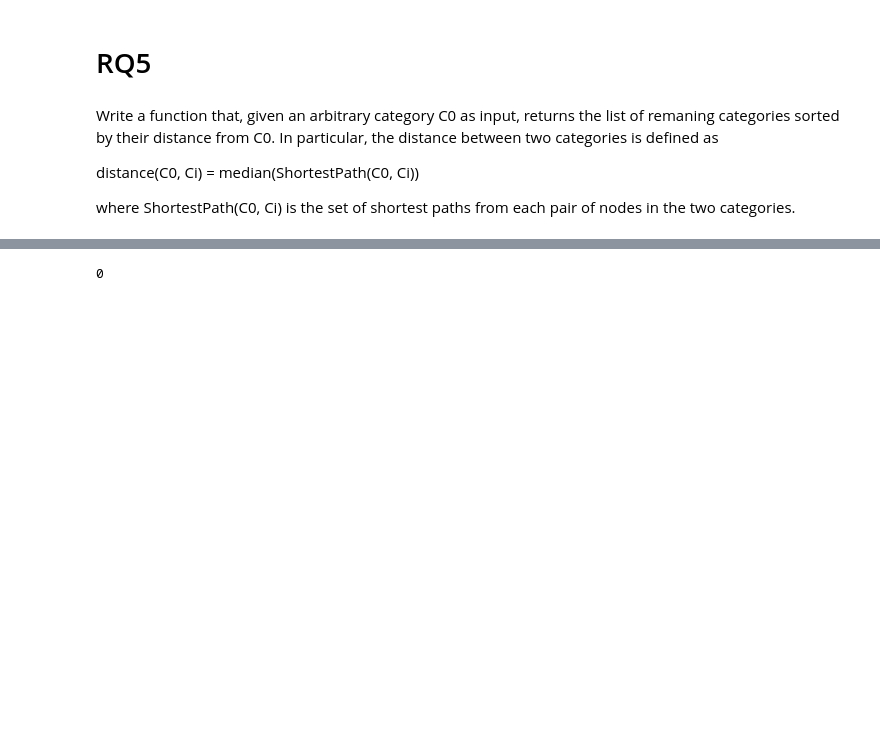
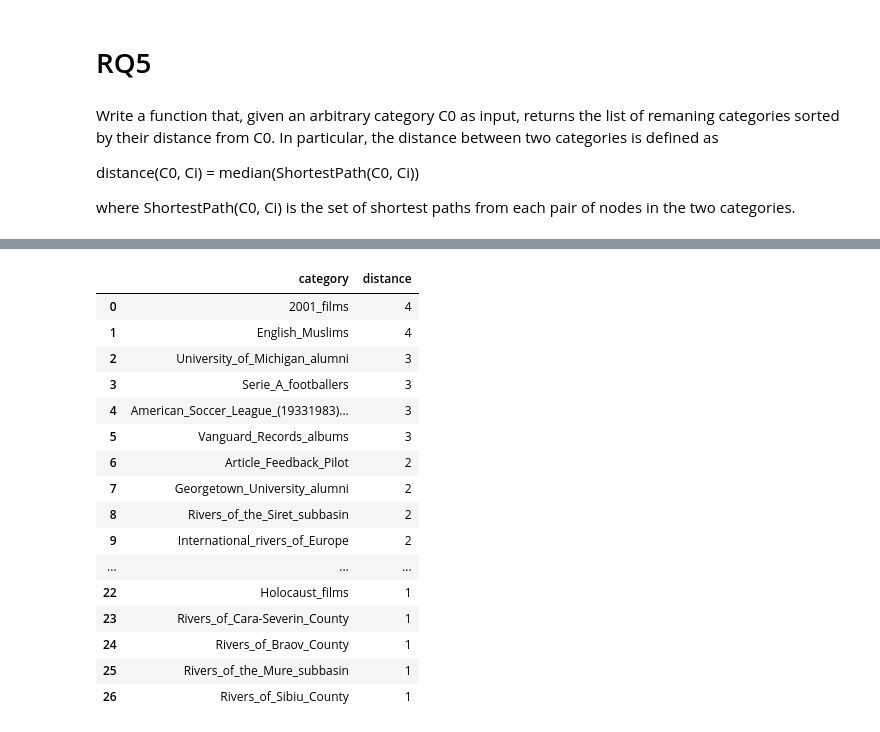
Before and after one commit to Jeremy98-alt/ADM-HW5, a Jupyter notebook: ADM-HW5 - Preliminaries and RQ1+RQ2+RQ5.ipynb, the cells around one changed output, grey strips where cells are left out. Saved outputs shown, nothing was run; the diff lists cells and outputs as text; code cells hidden in the pictures; blank space fills up the shorter version.

```diff
--- a/ADM-HW5 - Preliminaries and RQ1+RQ2+RQ5.ipynb
+++ b/ADM-HW5 - Preliminaries and RQ1+RQ2+RQ5.ipynb
@@ -233,7 +233,7 @@ Choose a number of clicks: 2
 # %%
 def initialization(G):
     nodes = list(G.nodes()) # return the list of nodes
-    dist = [0 for x in range(len(nodes))] # initialize the distance = 0
+    dist = [float('inf') for x in range(len(nodes))] # initialize the distance to inf in order to avoid the distance = 0, that means other thing
     visited = [False for x in range(len(nodes))] # initialize the visited = False
     return nodes, dist, visited
 
@@ -245,6 +245,7 @@ def BFS(G, v, d):
     # start BFS
     queue.append(v)
     visited[nodes.index(v)] = True
+    dist[nodes.index(v)] = 0
 
     i = 0
     while queue and i <= d:
@@ -256,6 +257,7 @@ def BFS(G, v, d):
                 dist[nodes.index(neigh)] = dist[nodes.index(s)] + 1
                 queue.append(neigh)
         i+=1
+    dist = list(filter(lambda a: a != float('inf'), dist))
 
     return dist, nodes
 # %%
@@ -320,9 +307,20 @@ G3 = G.subgraph(list_c0+list_c1)
-# %%
-import statistics
-
-
-dist = []
-for node in G3.nodes:
-    dist.append(statistics.median(shortest_path(G3, node)))
-# %% [output]
-0
+# %%
+import statistics
+from tqdm import tqdm
+from collections import defaultdict
+
+list_c0 = list(map(int, list(new_categories.loc[new_categories["category"] == c0, "pages list"])[0]))
+
+dists = []
+
+catg = list(new_categories["category"])
+for i, ct in tqdm(enumerate(catg)):
+    alldists = []
+    if ct != c0:
+        list_c1 = list(map(int, list(new_categories.loc[new_categories["category"] == ct, "pages list"])[0]))
+        G3 = G.subgraph(list_c0+list_c1)
+
+        for node in G3.nodes:
+            alldists+=BFS2(G3, node)
+
+        dists.append(statistics.median(alldists))
@@ -328,0 +329,27 @@ for node in G3.nodes:
+# %%
+pair_res = [ [i, int(x)] for i, x in enumerate(dists) ]
+pair_res = sorted(pair_res, key=lambda x: x[1], reverse=True)
+final_res = [ x for x in pair_res if x[1] != 0 ]
+# %%
+distance_cat0 = pd.DataFrame()
+distance_cat0["category"] = [ new_categories.loc[x[0], "category"] for x in final_res ]
+distance_cat0["distance"] = [ x[1] for x in final_res ]
+distance_cat0
+# %% [output]
+|  | category | distance |
+| 0 | 2001_films | 4 |
+| 1 | English_Muslims | 4 |
+| 2 | University_of_Michigan_alumni | 3 |
+| 3 | Serie_A_footballers | 3 |
+| 4 | American_Soccer_League_(19331983)... | 3 |
+| 5 | Vanguard_Records_albums | 3 |
+| 6 | Article_Feedback_Pilot | 2 |
+| 7 | Georgetown_University_alumni | 2 |
+| 8 | Rivers_of_the_Siret_subbasin | 2 |
+| 9 | International_rivers_of_Europe | 2 |
+| ... | ... | ... |
+| 22 | Holocaust_films | 1 |
+| 23 | Rivers_of_Cara-Severin_County | 1 |
+| 24 | Rivers_of_Braov_County | 1 |
+| 25 | Rivers_of_the_Mure_subbasin | 1 |
+| 26 | Rivers_of_Sibiu_County | 1 |
```
Also changed, not shown: parts of 5 cells of this notebook.
